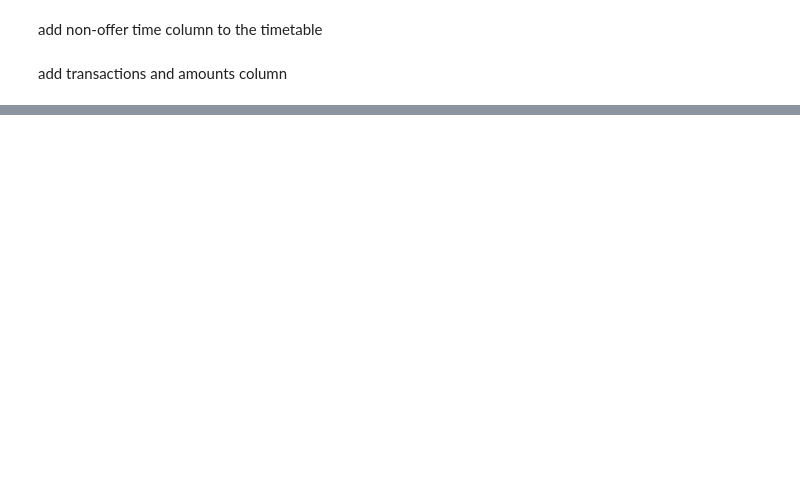
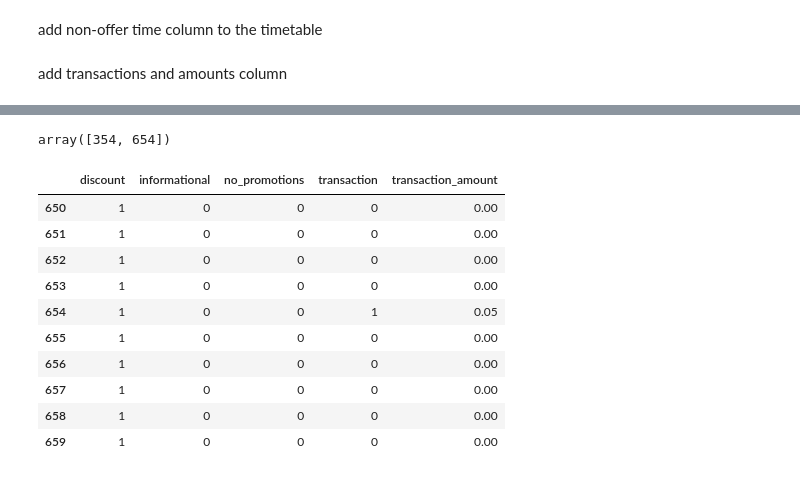
Before and after one commit to keigito/Starbucks_Customer_Analysis, a Jupyter notebook: Starbucks_Capstone_notebook.ipynb, the cells around one changed output, grey strips where cells are left out. Saved outputs shown, nothing was run; the diff lists cells and outputs as text; code cells hidden in the pictures; blank space fills up the shorter version.

```diff
--- a/Starbucks_Capstone_notebook.ipynb
+++ b/Starbucks_Capstone_notebook.ipynb
@@ -680,0 +687,26 @@ df_timetable
+# %%
+transaction_time = df_single_customer_transcript[df_single_customer_transcript["event_type_transaction"] == 1]["time"].values
+# %%
+transaction_amount = df_single_customer_transcript[df_single_customer_transcript["event_type_transaction"] == 1]["transaction_amount"].values
+# %%
+for i in range(len(transaction_time)):
+    df_timetable.iloc[transaction_time[i], 3] = 1
+    df_timetable.iloc[transaction_time[i], 4] = transaction_amount[i]
+# %%
+transaction_time
+# %% [output]
+array([354, 654])
+# %%
+df_timetable.iloc[650:660]
+# %% [output]
+|  | discount | informational | no_promotions | transaction | transaction_amount |
+| 650 | 1 | 0 | 0 | 0 | 0.00 |
+| 651 | 1 | 0 | 0 | 0 | 0.00 |
+| 652 | 1 | 0 | 0 | 0 | 0.00 |
+| 653 | 1 | 0 | 0 | 0 | 0.00 |
+| 654 | 1 | 0 | 0 | 1 | 0.05 |
+| 655 | 1 | 0 | 0 | 0 | 0.00 |
+| 656 | 1 | 0 | 0 | 0 | 0.00 |
+| 657 | 1 | 0 | 0 | 0 | 0.00 |
+| 658 | 1 | 0 | 0 | 0 | 0.00 |
+| 659 | 1 | 0 | 0 | 0 | 0.00 |
```
Also changed, not shown: parts of 5 cells of this notebook.
